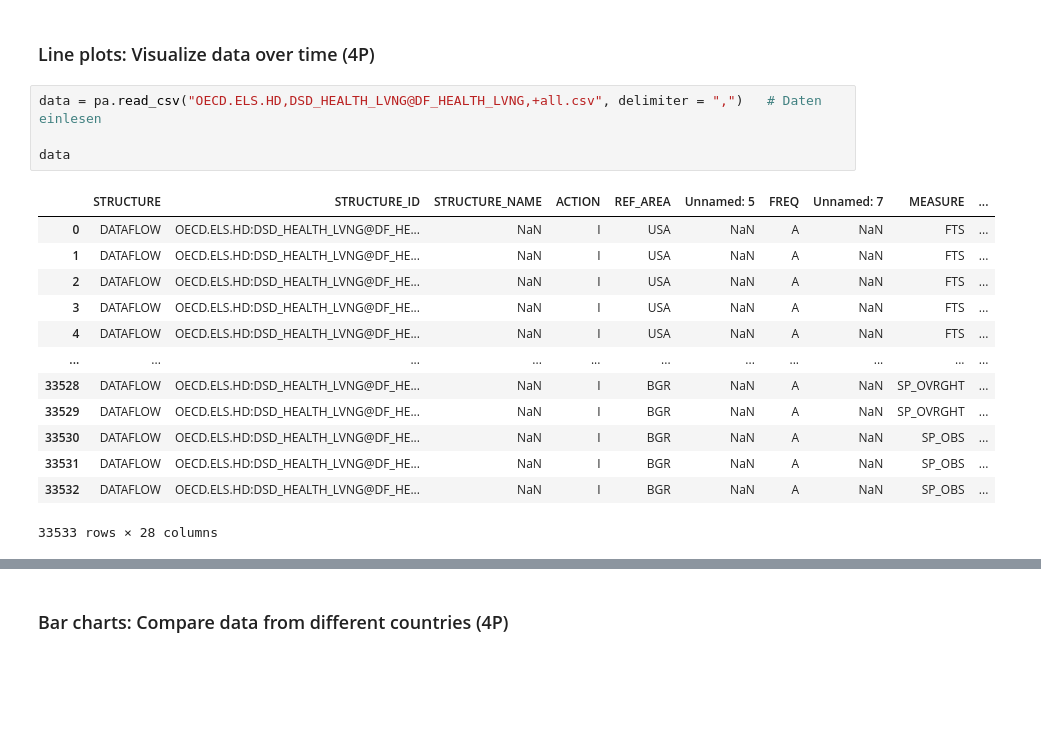
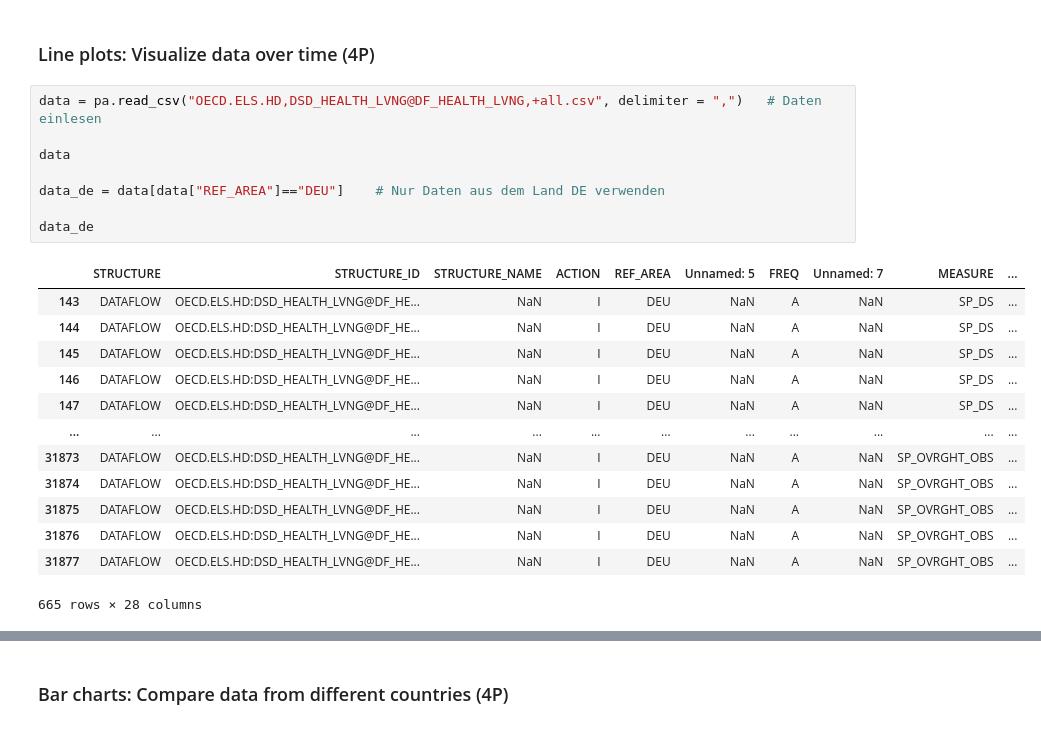
Before and after one commit to trigsaw/Assignment2, a Jupyter notebook: assignment2.ipynb, the cells around one changed output, grey strips where cells are left out. Cells and saved outputs as stored; diff of their text form; blank space fills up the shorter version.

```diff
--- a/assignment2.ipynb
+++ b/assignment2.ipynb
@@ -31,18 +31,22 @@ import pycountry_convert as pyco
 # %%
 data = pa.read_csv("OECD.ELS.HD,DSD_HEALTH_LVNG@DF_HEALTH_LVNG,+all.csv", delimiter = ",")   # Daten einlesen
 
 data
+
+data_de = data[data["REF_AREA"]=="DEU"]    # Nur Daten aus dem Land DE verwenden
+
+data_de
 # %% [output]
 |  | STRUCTURE | STRUCTURE_ID | STRUCTURE_NAME | ACTION | REF_AREA | Unnamed: 5 | FREQ | Unnamed: 7 | MEASURE | ... |
-| 0 | DATAFLOW | OECD.ELS.HD:DSD_HEALTH_LVNG@DF_HE... | NaN | I | USA | NaN | A | NaN | FTS | ... |
-| 1 | DATAFLOW | OECD.ELS.HD:DSD_HEALTH_LVNG@DF_HE... | NaN | I | USA | NaN | A | NaN | FTS | ... |
-| 2 | DATAFLOW | OECD.ELS.HD:DSD_HEALTH_LVNG@DF_HE... | NaN | I | USA | NaN | A | NaN | FTS | ... |
-| 3 | DATAFLOW | OECD.ELS.HD:DSD_HEALTH_LVNG@DF_HE... | NaN | I | USA | NaN | A | NaN | FTS | ... |
-| 4 | DATAFLOW | OECD.ELS.HD:DSD_HEALTH_LVNG@DF_HE... | NaN | I | USA | NaN | A | NaN | FTS | ... |
+| 143 | DATAFLOW | OECD.ELS.HD:DSD_HEALTH_LVNG@DF_HE... | NaN | I | DEU | NaN | A | NaN | SP_DS | ... |
+| 144 | DATAFLOW | OECD.ELS.HD:DSD_HEALTH_LVNG@DF_HE... | NaN | I | DEU | NaN | A | NaN | SP_DS | ... |
+| 145 | DATAFLOW | OECD.ELS.HD:DSD_HEALTH_LVNG@DF_HE... | NaN | I | DEU | NaN | A | NaN | SP_DS | ... |
+| 146 | DATAFLOW | OECD.ELS.HD:DSD_HEALTH_LVNG@DF_HE... | NaN | I | DEU | NaN | A | NaN | SP_DS | ... |
+| 147 | DATAFLOW | OECD.ELS.HD:DSD_HEALTH_LVNG@DF_HE... | NaN | I | DEU | NaN | A | NaN | SP_DS | ... |
 | ... | ... | ... | ... | ... | ... | ... | ... | ... | ... | ... |
-| 33528 | DATAFLOW | OECD.ELS.HD:DSD_HEALTH_LVNG@DF_HE... | NaN | I | BGR | NaN | A | NaN | SP_OVRGHT | ... |
-| 33529 | DATAFLOW | OECD.ELS.HD:DSD_HEALTH_LVNG@DF_HE... | NaN | I | BGR | NaN | A | NaN | SP_OVRGHT | ... |
-| 33530 | DATAFLOW | OECD.ELS.HD:DSD_HEALTH_LVNG@DF_HE... | NaN | I | BGR | NaN | A | NaN | SP_OBS | ... |
-| 33531 | DATAFLOW | OECD.ELS.HD:DSD_HEALTH_LVNG@DF_HE... | NaN | I | BGR | NaN | A | NaN | SP_OBS | ... |
-| 33532 | DATAFLOW | OECD.ELS.HD:DSD_HEALTH_LVNG@DF_HE... | NaN | I | BGR | NaN | A | NaN | SP_OBS | ... |
+| 31873 | DATAFLOW | OECD.ELS.HD:DSD_HEALTH_LVNG@DF_HE... | NaN | I | DEU | NaN | A | NaN | SP_OVRGHT_OBS | ... |
+| 31874 | DATAFLOW | OECD.ELS.HD:DSD_HEALTH_LVNG@DF_HE... | NaN | I | DEU | NaN | A | NaN | SP_OVRGHT_OBS | ... |
+| 31875 | DATAFLOW | OECD.ELS.HD:DSD_HEALTH_LVNG@DF_HE... | NaN | I | DEU | NaN | A | NaN | SP_OVRGHT_OBS | ... |
+| 31876 | DATAFLOW | OECD.ELS.HD:DSD_HEALTH_LVNG@DF_HE... | NaN | I | DEU | NaN | A | NaN | SP_OVRGHT_OBS | ... |
+| 31877 | DATAFLOW | OECD.ELS.HD:DSD_HEALTH_LVNG@DF_HE... | NaN | I | DEU | NaN | A | NaN | SP_OVRGHT_OBS | ... |
-33533 rows × 28 columns
+665 rows × 28 columns
```
Also changed, not shown: parts of 2 cells of this notebook.
